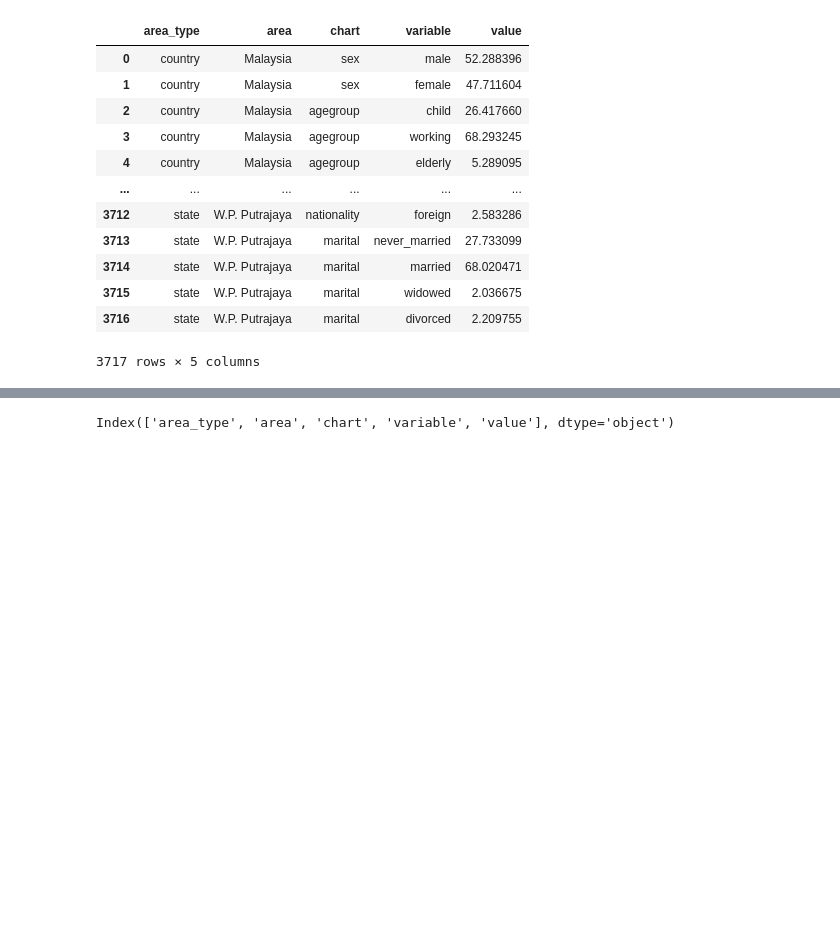
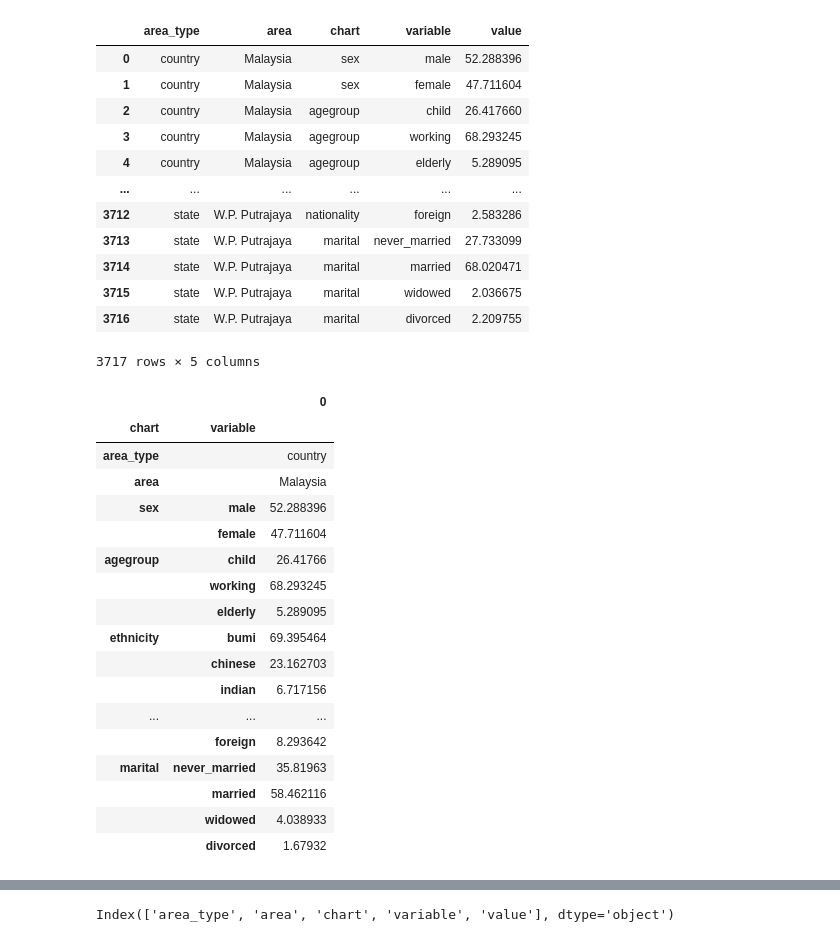
Before and after one commit to booluckgmie/sharecode, a Jupyter notebook: nb/kawasanku2023.ipynb, the cells around one changed output, grey strips where cells are left out. Saved outputs shown, nothing was run; the diff lists cells and outputs as text; code cells hidden in the pictures; blank space fills up the shorter version.

```diff
--- a/nb/kawasanku2023.ipynb
+++ b/nb/kawasanku2023.ipynb
@@ -40,7 +40,26 @@ MASlevel = df_pivoted.T
 # %%
 dfM = pd.DataFrame(MASlevel)
 dfM
-dfM.to_csv('kawasanku_malaysia2021.csv', index=True)
+# dfM.to_csv('kawasanku_malaysia2021.csv', index=True)
+# %% [output]
+|  |  | 0 |
+| chart | variable |  |
+| area_type |  | country |
+| area |  | Malaysia |
+| sex | male | 52.288396 |
+|  | female | 47.711604 |
+| agegroup | child | 26.41766 |
+|  | working | 68.293245 |
+|  | elderly | 5.289095 |
+| ethnicity | bumi | 69.395464 |
+|  | chinese | 23.162703 |
+|  | indian | 6.717156 |
+| ... | ... | ... |
+|  | foreign | 8.293642 |
+| marital | never_married | 35.81963 |
+|  | married | 58.462116 |
+|  | widowed | 4.038933 |
+|  | divorced | 1.67932 |
 # %%
 df3 = df.query("area_type == 'district'").reset_index()
 
```
Also changed, not shown: parts of 6 cells of this notebook, 6 other files.
